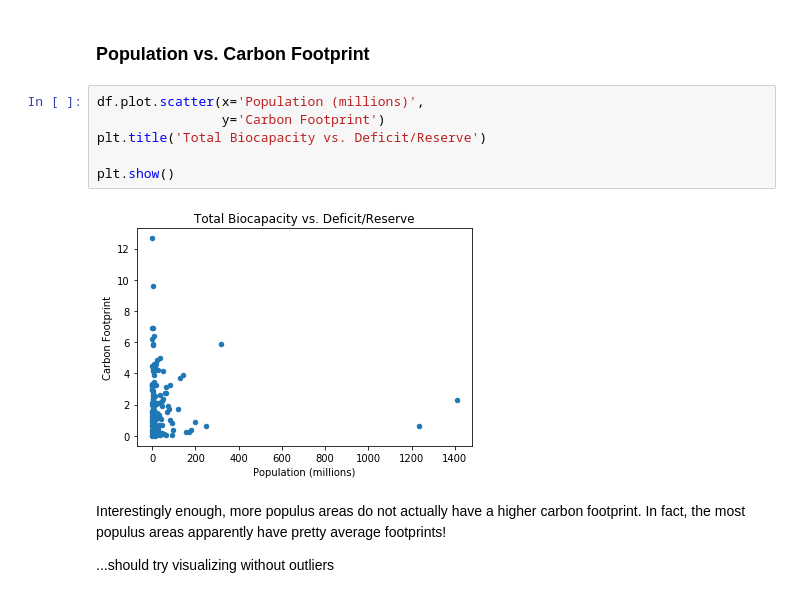
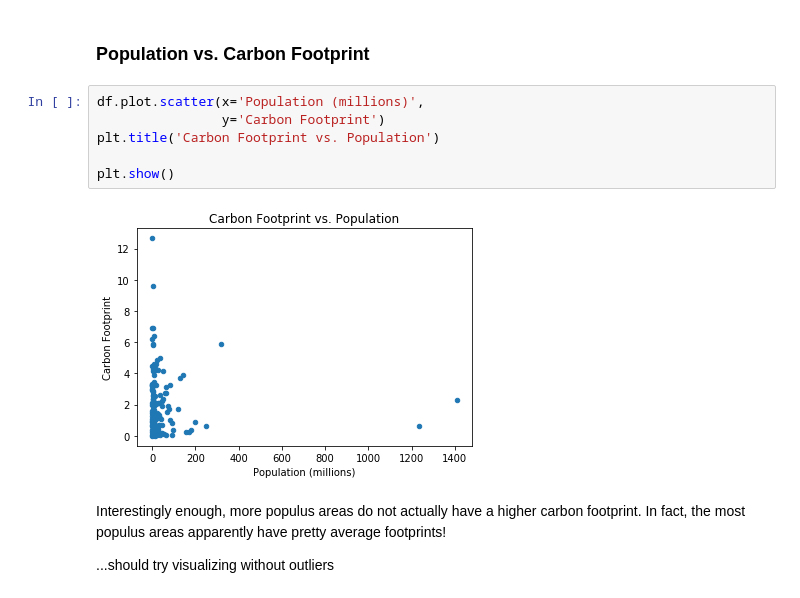
Before and after one commit to schmitzmelissa/DSCT-Capstone01, a Jupyter notebook: DataCleaning.ipynb, the cells around one changed output. Saved outputs shown, nothing was run; the diff lists cells and outputs as text.

Commit message:
Fixed mislabeled graph title.

```diff
--- a/DataCleaning.ipynb
+++ b/DataCleaning.ipynb
@@ -528,11 +528,11 @@ Strong, positive linear relationship.
 # %%
 df.plot.scatter(x='Population (millions)',
                 y='Carbon Footprint')
-plt.title('Total Biocapacity vs. Deficit/Reserve')
+plt.title('Carbon Footprint vs. Population')
 
 plt.show()
 # %% [output]
-[figure, old version]
+[figure, new version]
 # %% [markdown]
 Interestingly enough, more populus areas do not actually have a higher carbon footprint. In fact, the most populus areas apparently have pretty average footprints!
 
```
